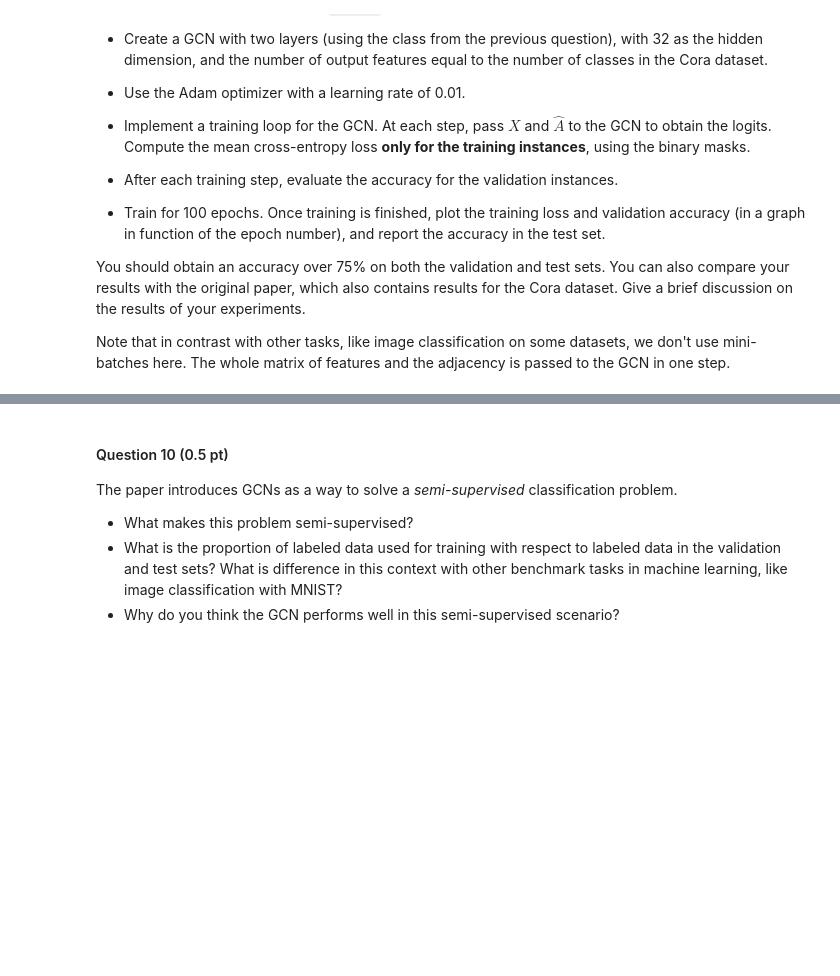
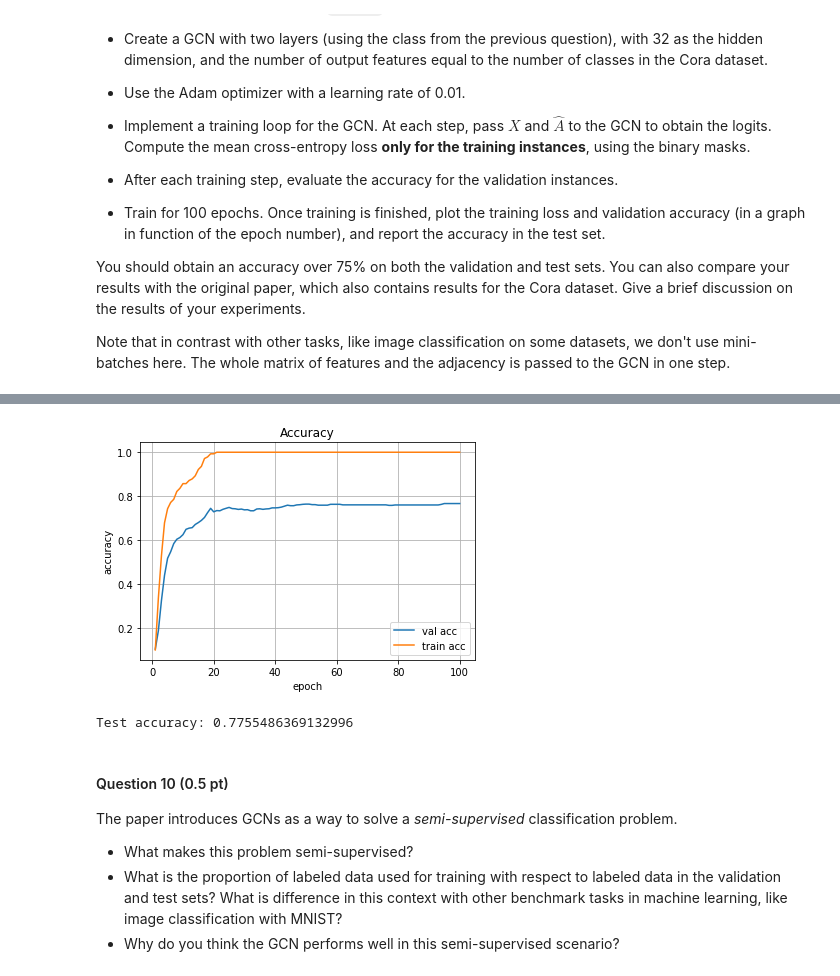
Before and after one commit to Jeniamakarchik/DeepLearning_VU, a Jupyter notebook: assignment_4b.ipynb, the cells around one changed output, grey strips where cells are left out. Drawn from its saved outputs; the diff is of its cells as text; code cells hidden in the pictures; blank space fills up the shorter version.

```diff
--- a/assignment_4b.ipynb
+++ b/assignment_4b.ipynb
@@ -230,0 +564,11 @@ Note that in contrast with other tasks, like image classification on some datase
+# %%
+plt.plot(range(1, epochs+1), metrics['val_acc'], label='val acc')
+plt.plot(range(1, epochs+1), metrics['train_acc'], label='train acc')
+plt.xlabel('epoch')
+plt.ylabel('accuracy')
+plt.grid()
+plt.legend()
+plt.title('Accuracy')
+plt.show()
+# %% [output]
+[figure, added]
@@ -231,3 +577,12 @@ Note that in contrast with other tasks, like image classification on some datase
+# %%
+model.eval()
+outputs = model(data.x.to(device), A_norm_tensor.to(device))
+y_pred = torch.argmax(outputs, dim=-1)
+acc = accuracy(y_pred[data.test_mask], data.y[data.test_mask].to(device))
+
+print(f'Test accuracy: {acc.cpu()}')
+# %% [output]
+Test accuracy: 0.7755486369132996
 # %% [markdown]
 #### Question 10 (0.5 pt)
 
```
Also changed, not shown: parts of 72 cells of this notebook.
